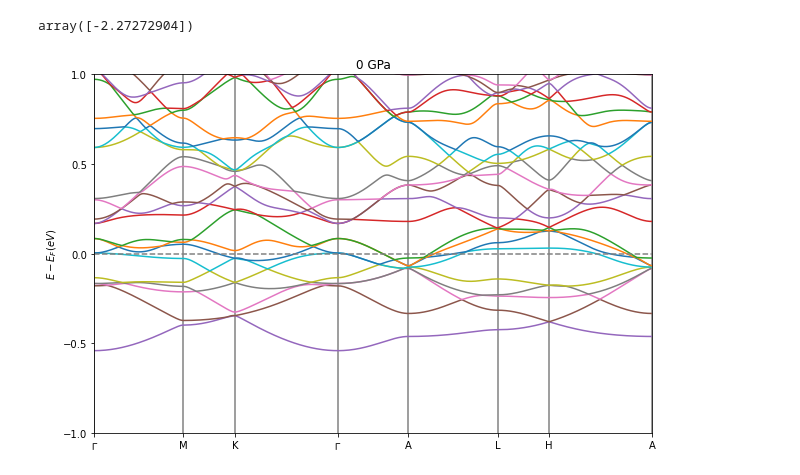
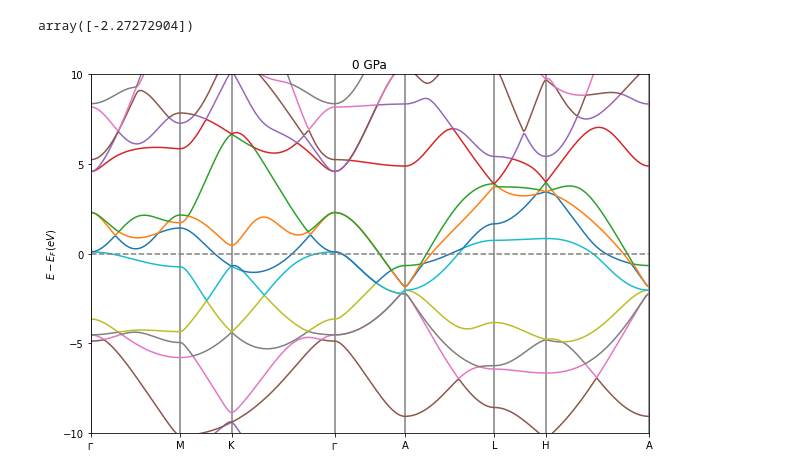
Before and after one commit to marcocarmonaga/MoB_2-Study-Properties_ELK_code, a Jupyter notebook: MoB_2_project/Docs/Python_files/plotting_bandas.ipynb, the cells around one changed output. Saved outputs shown, nothing was run; the diff lists cells and outputs as text; code cells hidden in the pictures.

```diff
--- a/MoB_2_project/Docs/Python_files/plotting_bandas.ipynb
+++ b/MoB_2_project/Docs/Python_files/plotting_bandas.ipynb
@@ -18,0 +16,4 @@ bandas_y = bandas.y.values.reshape(-1,1)
+# %%
+bandas_x = bandas.x[:400]
+bandas['y'] = bandas['y'].apply(lambda x: x * 27.2)
+bandas.y
@@ -26,21 +40,21 @@ lista = list(set(lista))
 # %%
 fig, ax = plt.subplots()
 fig.set_size_inches(10,6.6)
-plt.ylim(-1, 1)
+plt.ylim(-10, 10)
 plt.xlim(0,3.961065)
 for i in range(len(lista)):
-    ax.plot(lista[i],[-4.324225179,3.879940993], c='gray')
+    ax.plot(lista[i],[-4.324225179*27.2,3.879940993*27.2 ], c='gray')
 for i in range(int(len(bandas.y.values.reshape(-1,1)) / 400)):
     inicio = i * 400
     fin = (i+1) * 400
     ax.plot(bandas_x,bandas.y[inicio : fin])
 ax.plot([0,3.961065],[0,0],'--', c='gray')
 ax.plot(bandas_x, bandas.y[:400])
 ax.set_xticks(ticks=[lista[i][0] for i in range(len(lista))])
 ax.set_xticklabels([r"$\mathbb{\Gamma}$",r"A",r"$\mathbb{\Gamma}$",r"A",r"K",r"L",r"H",r"M"])
-ax.set_yticks([-1,-0.5,0,0.5,1])
+ax.set_yticks([-10,-5,0,5,10])
 ax.set_ylabel(r"$E-E_{F}(eV)$")
 ax.set_title('0 GPa')
 plt.show()
 # %% [output]
-[figure, old version]
+[figure, new version]
```
Also changed, not shown: parts of 2 cells of this notebook.
